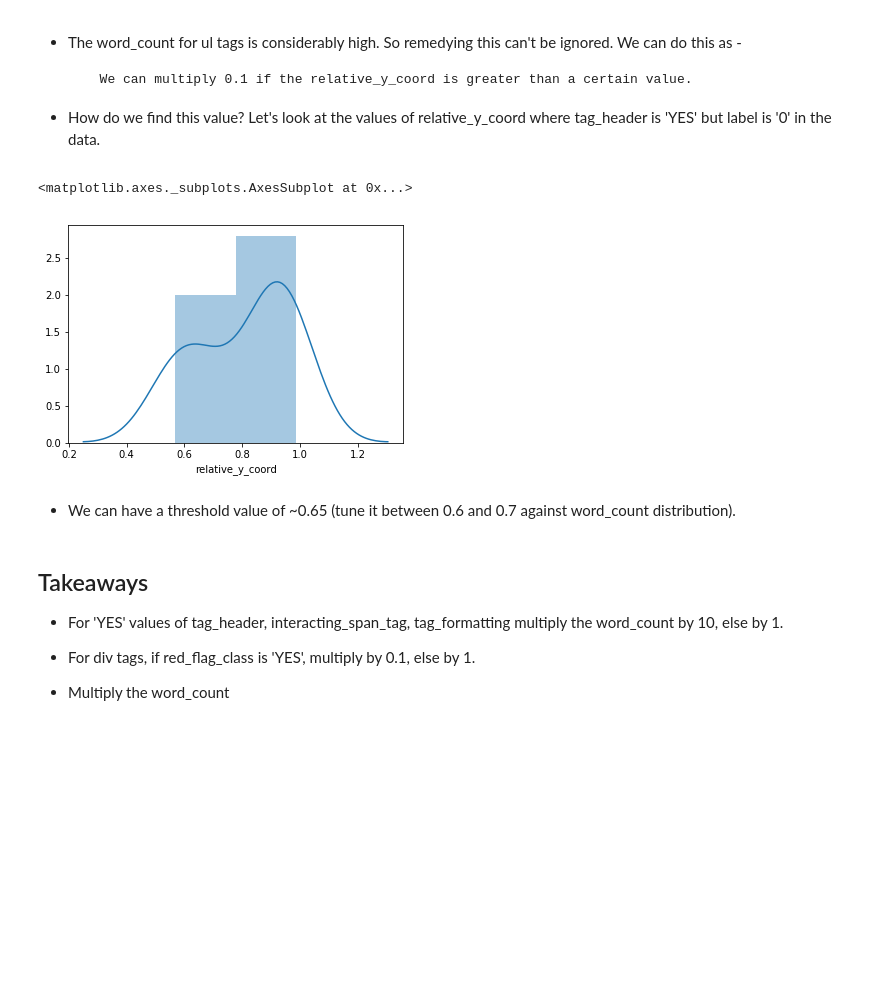
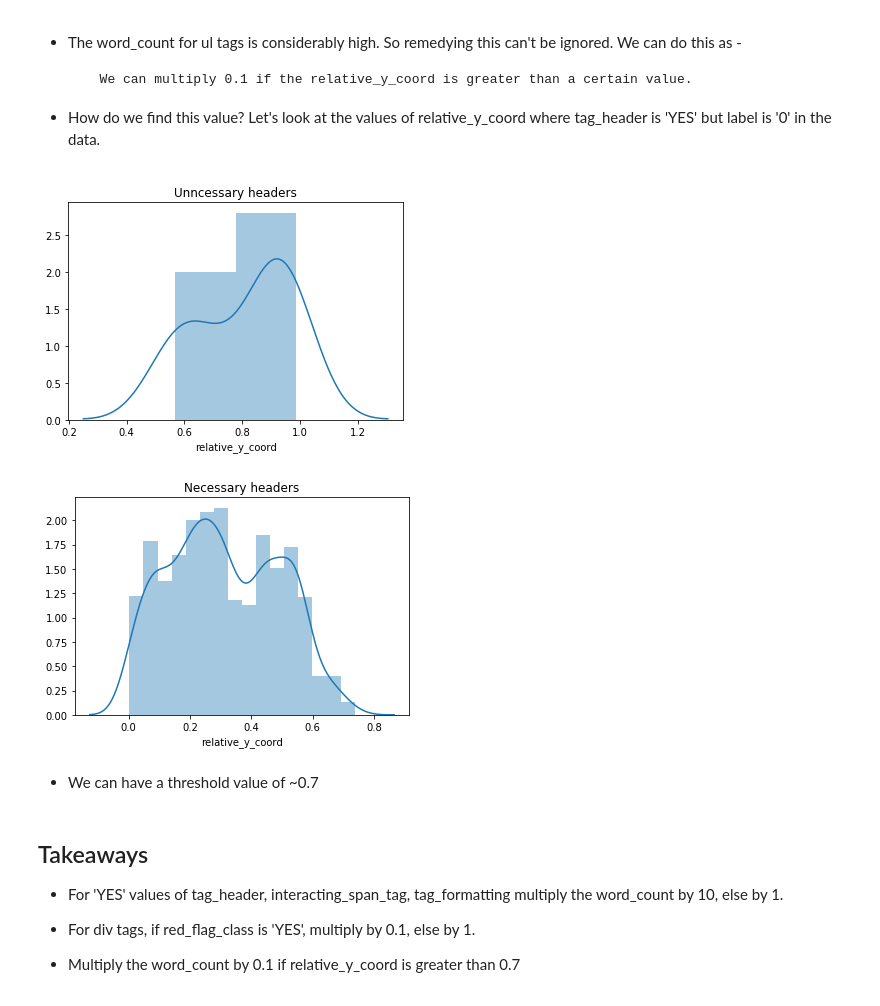
Before and after one commit to swaroop-nath/Semantic-Web-Parser, a Jupyter notebook: Second Model Preparation/eda_v2.ipynb, the cells around one changed output. Saved outputs shown, nothing was run; the diff lists cells and outputs as text; code cells hidden in the pictures; blank space fills up the shorter version.

```diff
--- a/Second Model Preparation/eda_v2.ipynb
+++ b/Second Model Preparation/eda_v2.ipynb
@@ -194,15 +194,20 @@ sns.distplot(unnecessary_tags_low_count_ul['word_count'])
 # %%
 unnecessary_headers = data[(data['tag_header'] == 'YES') & (data['label'] == 0)]
 
 sns.distplot(unnecessary_headers['relative_y_coord'])
+plt.title('Unncessary headers')
 plt.show()
 
 necessary_tags = data[data['label'] == 1.0]
+
+sns.distplot(necessary_tags['relative_y_coord'])
+plt.title('Necessary headers')
+plt.show()
 # %% [output]
-<matplotlib.axes._subplots.AxesSubplot at 0x...>
-[figure, old version]
+[figure, new version]
+[figure, added]
 # %% [markdown]
-- We can have a threshold value of ~0.65 (tune it between 0.6 and 0.7 against word_count distribution).
+- We can have a threshold value of ~0.7
 # %% [markdown]
 ## Takeaways
 
@@ -210,4 +215,4 @@ necessary_tags = data[data['label'] == 1.0]
 
 - For div tags, if red_flag_class is 'YES', multiply by 0.1, else by 1.
 
-- Multiply the word_count
+- Multiply the word_count by 0.1 if relative_y_coord is greater than 0.7
```
Also changed, not shown: parts of 49 cells of this notebook, 3 other files.
